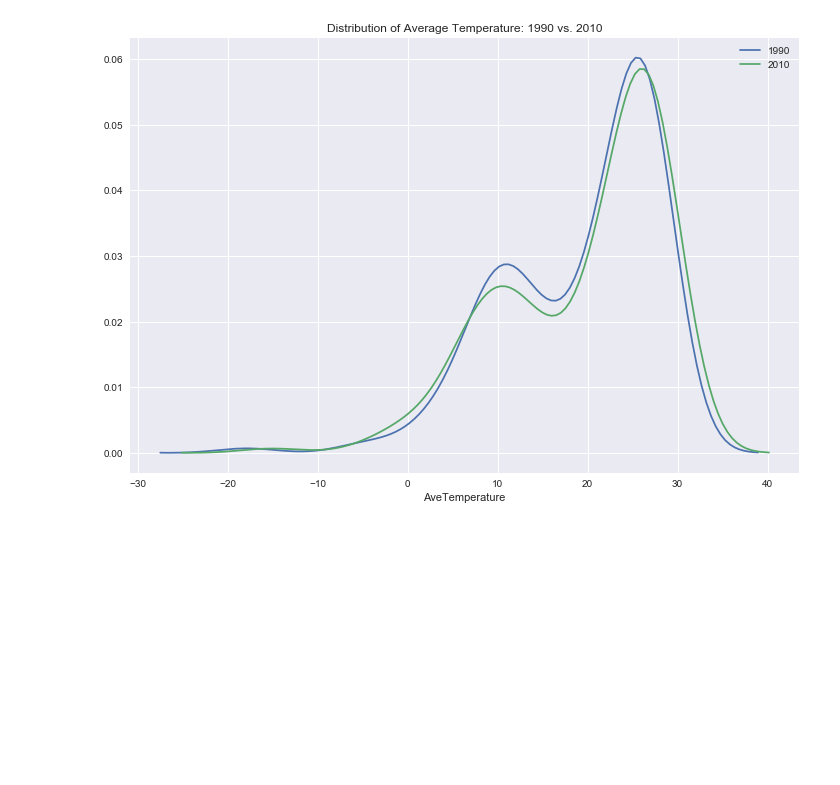
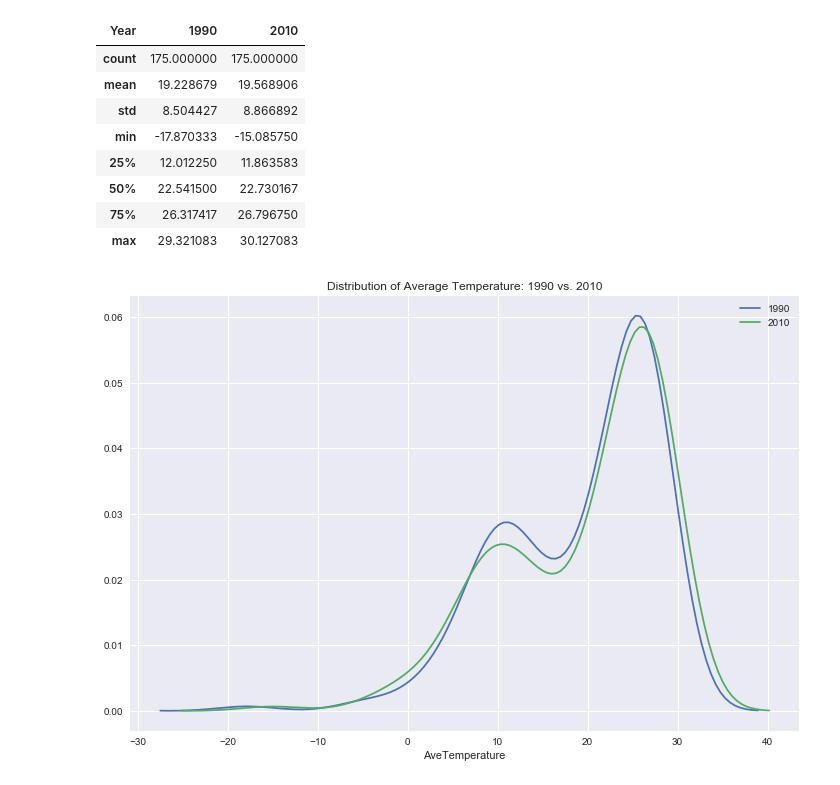
Before and after one commit to masamurai/AppliedDataScience, a Jupyter notebook: project/notebooks/08-hypothesis-test1.ipynb, the cells around one changed output. Drawn from its saved outputs; the diff is of its cells as text; code cells hidden in the pictures; blank space fills up the shorter version.

```diff
--- a/project/notebooks/08-test1.ipynb
+++ b/project/notebooks/08-hypothesis-test1.ipynb
@@ -29,6 +28,22 @@ temp1990 = df[df.Year == 1990].reset_index()['AveTemperature']
 # %%
 # get temperature of countries in 2010
 temp2010 = df[df.Year == 2010].reset_index()['AveTemperature']
+# %%
+# get describtive statistics
+df[df.Year.isin(['1990', '2010'])] \
+    .loc[:, ['Country','Year','AveTemperature']] \
+    .pivot(index='Country', columns='Year', values='AveTemperature') \
+    .describe()
+# %% [output]
+| Year | 1990 | 2010 |
+| count | 175.000000 | 175.000000 |
+| mean | 19.228679 | 19.568906 |
+| std | 8.504427 | 8.866892 |
+| min | -17.870333 | -15.085750 |
+| 25% | 12.012250 | 11.863583 |
+| 50% | 22.541500 | 22.730167 |
+| 75% | 26.317417 | 26.796750 |
+| max | 29.321083 | 30.127083 |
 # %%
 # compare distribution of temperatures in 1990 and 2010
 plt.title('Distribution of Average Temperature: 1990 vs. 2010')
```
Also changed, not shown: parts of 4 cells of this notebook, 14 other files.
